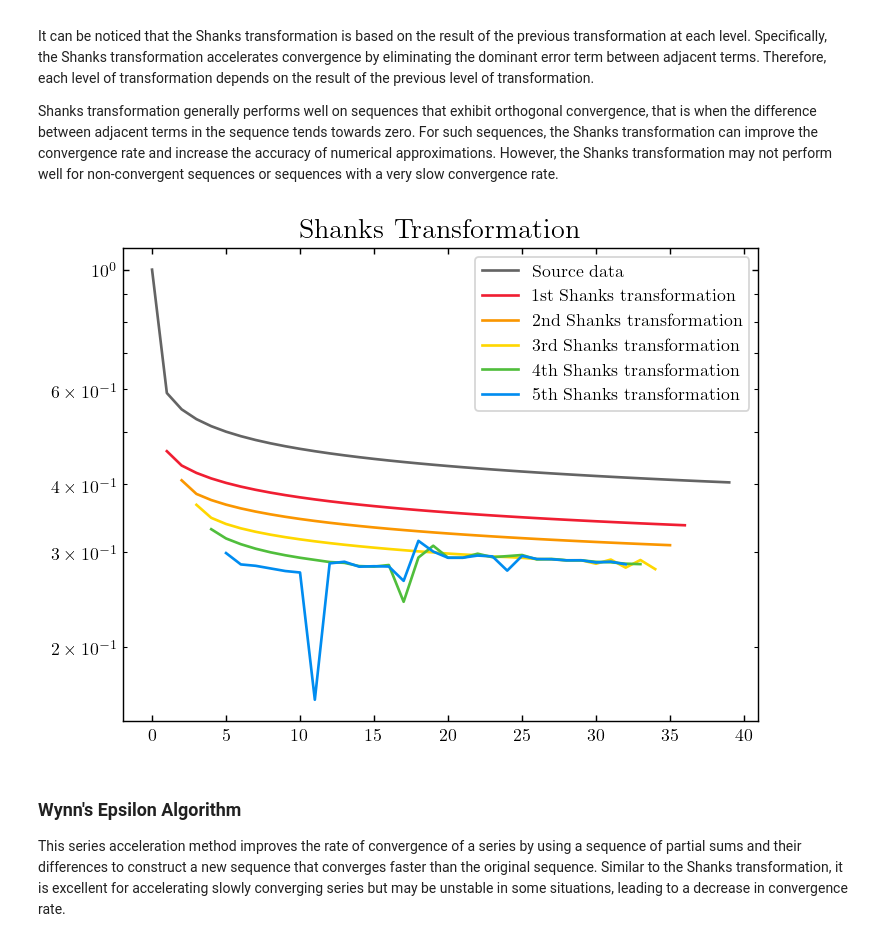
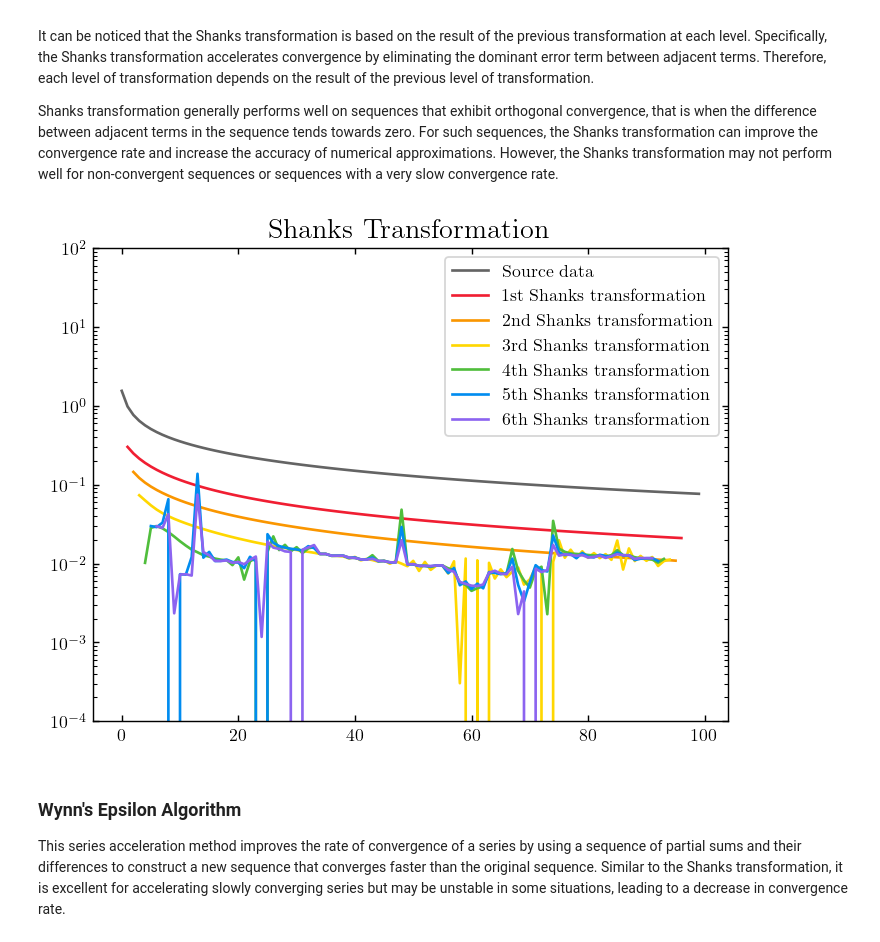
Before and after one commit to Photonico/Computational_Physics_Topics, a Jupyter notebook: Appendix Algorithms and Numerical Methods/Acceleration.ipynb, the cells around one changed output. Saved outputs shown, nothing was run; the diff lists cells and outputs as text; code cells hidden in the pictures.

```diff
--- a/Appendix Algorithms and Numerical Methods/Acceleration.ipynb
+++ b/Appendix Algorithms and Numerical Methods/Acceleration.ipynb
@@ -149,39 +157,40 @@ def shanks_transformation_vectorized(data):
     transformed_data = np.where((np.arange(len(data)) > 0) & (np.arange(len(data)) < len(data) - 1), numerator / denominator, 0)
 
     return transformed_data[1:-1]
 
 def apply_shanks_transformations(data, num_iterations):
     return [data := shanks_transformation_vectorized(data) for _ in range(num_iterations+1)]
 
-# Generate a new dataset using the function f(x) = 1/(1+log(cbrt(x)+1)) which converges to 0 as x approaches infinity
-X_demo = np.arange(0, 40); Y_demo = 1/(1+np.log(np.cbrt(X_demo)+1))
+# Generate a new dataset using the function f(x) = sum_n 1/(n^2+x) for n in [1, 10] which converges to 0 as x approaches infinity
+X_demo = np.arange(0, 100)
+Y_demo = np.array([np.sum([1 / (n ** 2 + x) for n in range(1, 11)]) for x in X_demo])
 
 # Apply Shanks transformations
-num_iterations = 5
+num_iterations = 6
 transformed_data_list_demo = apply_shanks_transformations(Y_demo, num_iterations)
 
 # Set up the specified style parameters
 plt.figure(dpi=128)
 params = {"text.usetex": True, "font.family": "serif", "mathtext.fontset": "cm", "axes.titlesize": 16, "axes.labelsize": 14, "figure.facecolor": "w"}
 plt.rcParams.update(params)
 plt.tick_params(direction="in", which="both", top=True, right=True, bottom=True, left=True)
 
-# Plot the new data and Shanks transformations
+# Plot the data and Shanks transformations
 plt.title("Shanks Transformation")
 plt.plot(X_demo, Y_demo, c="#646464", label="Source data")
 
 colors = ["#F01E32", "#FA9600", "#FFD700", "#50BE3C", "#008CF0", "#8C64F0"]
 labels = ["1st Shanks transformation", "2nd Shanks transformation", "3rd Shanks transformation", "4th Shanks transformation", "5th Shanks transformation", "6th Shanks transformation"]
 
 for i in range(1, num_iterations + 1):
     transformed_data = transformed_data_list_demo[i]
     plt.plot(X_demo[i:len(transformed_data)+i], transformed_data, c=colors[i-1], label=labels[i-1])
 
-plt.yscale('log')
+plt.yscale('log'); plt.ylim([1e-4, 1e2])
 plt.legend(loc="best")
 plt.show()
 # %% [output]
-[figure, old version]
+[figure, new version]
 # %% [markdown]
 ### Wynn's Epsilon Algorithm
 
```
Also changed, not shown: parts of 1 cell of this notebook.
